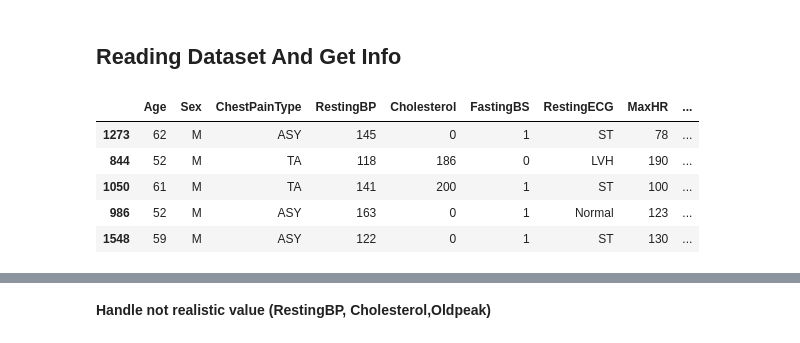
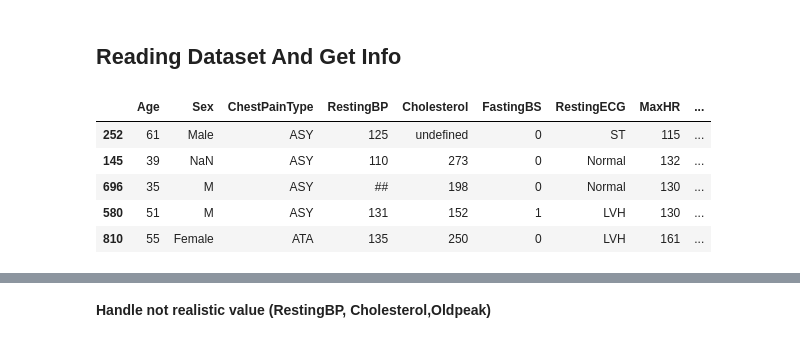
Before and after one commit to tawfikhammad/Heart-failure-app, a Jupyter notebook: Heart Failure Prediction.ipynb, the cells around one changed output, grey strips where cells are left out. Cells and saved outputs as stored; diff of their text form; code cells hidden in the pictures.

```diff
--- a/Heart Failure Prediction.ipynb
+++ b/Heart Failure Prediction.ipynb
@@ -23,15 +23,15 @@ warnings.filterwarnings('ignore')
 # %% [markdown]
 ## Reading Dataset And Get Info
 # %%
-df = pd.read_csv('heart_expanded2.csv')
+df = pd.read_csv('heart_corrupted.csv')
 df.sample(5)
 # %% [output]
 |  | Age | Sex | ChestPainType | RestingBP | Cholesterol | FastingBS | RestingECG | MaxHR | ... |
-| 1273 | 62 | M | ASY | 145 | 0 | 1 | ST | 78 | ... |
-| 844 | 52 | M | TA | 118 | 186 | 0 | LVH | 190 | ... |
-| 1050 | 61 | M | TA | 141 | 200 | 1 | ST | 100 | ... |
-| 986 | 52 | M | ASY | 163 | 0 | 1 | Normal | 123 | ... |
-| 1548 | 59 | M | ASY | 122 | 0 | 1 | ST | 130 | ... |
+| 252 | 61 | Male | ASY | 125 | undefined | 0 | ST | 115 | ... |
+| 145 | 39 | NaN | ASY | 110 | 273 | 0 | Normal | 132 | ... |
+| 696 | 35 | M | ASY | ## | 198 | 0 | Normal | 130 | ... |
+| 580 | 51 | M | ASY | 131 | 152 | 1 | LVH | 130 | ... |
+| 810 | 55 | Female | ATA | 135 | 250 | 0 | LVH | 161 | ... |
 # %%
 # Show Shape of Data
 print(f"Number of Row : {df.shape[0]}\nNumber of Columns : {df.shape[1]}")
```
Also changed, not shown: parts of 97 cells of this notebook.
